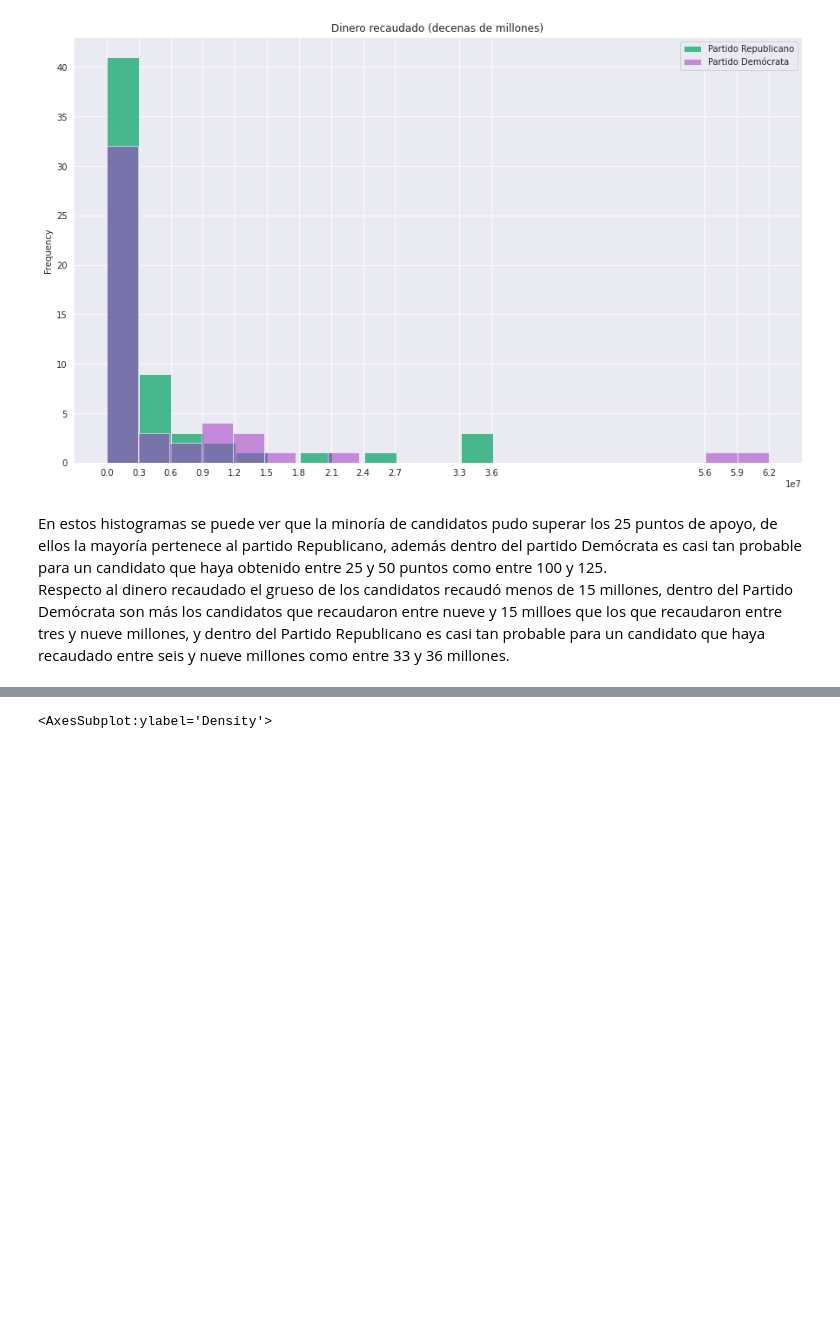
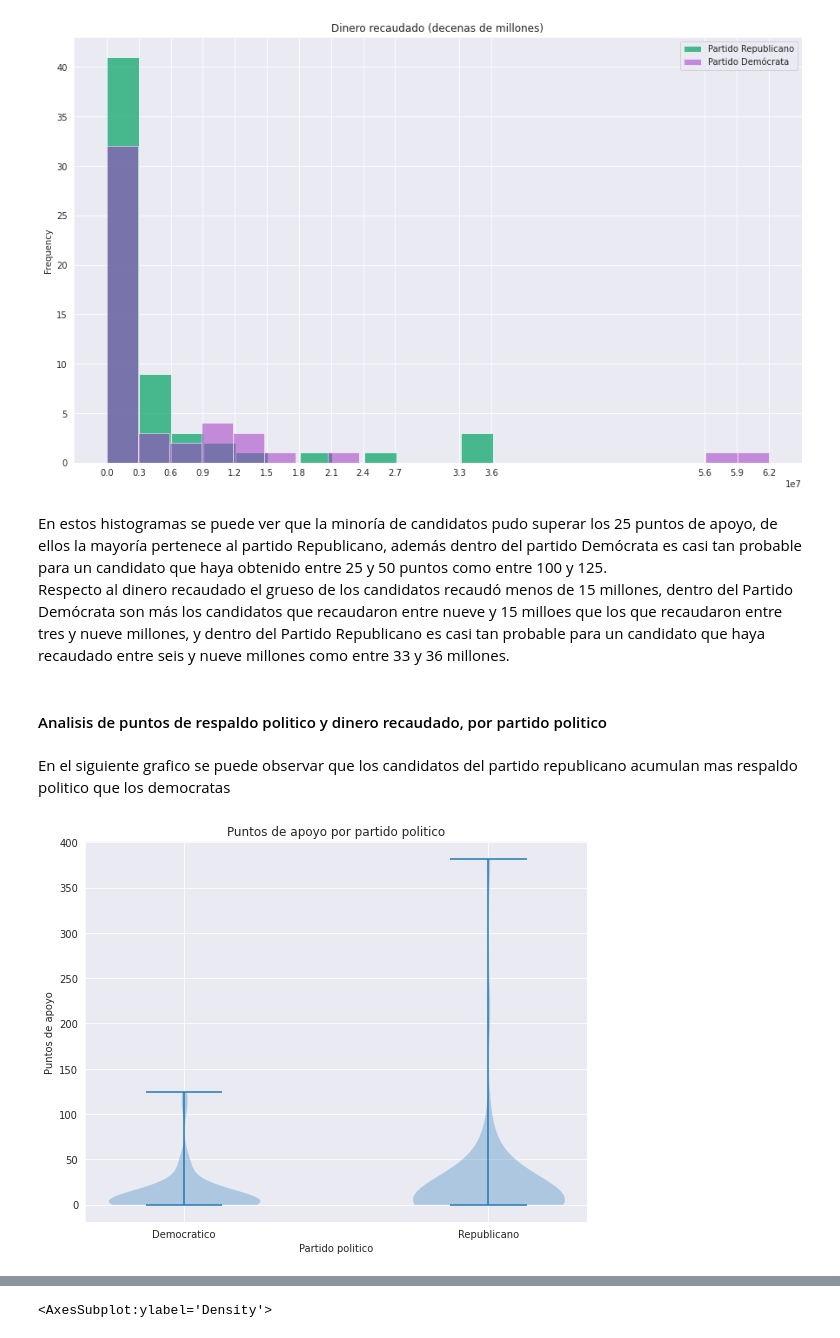
Before and after one commit to 1gnacio/orgadatos-kaggle-tp1, a Jupyter notebook: notebook707f668b56.ipynb, the cells around one changed output, grey strips where cells are left out. Cells and saved outputs as stored; diff of their text form; code cells hidden in the pictures; blank space fills up the shorter version.

```diff
--- a/notebook707f668b56.ipynb
+++ b/notebook707f668b56.ipynb
@@ -375,3 +362,32 @@ data_dem['money_raised'].plot.hist(bins=21, color='#a43bc7', alpha=0.55, title =
 # %% [markdown]
 En estos histogramas se puede ver que la minoría de candidatos pudo superar los 25 puntos de apoyo, de ellos la mayoría pertenece al partido Republicano, además dentro del partido Demócrata es casi tan probable para un candidato que haya obtenido entre 25 y 50 puntos como entre 100 y 125.
 Respecto al dinero recaudado el grueso de los candidatos recaudó menos de 15 millones, dentro del Partido Demócrata son más los candidatos que recaudaron entre nueve y 15 milloes que los que recaudaron entre tres y nueve millones, y dentro del Partido Republicano es casi tan probable para un candidato que haya recaudado entre seis y nueve millones como entre 33 y 36 millones.
+# %% [markdown]
+#### Analisis de puntos de respaldo politico y dinero recaudado, por partido politico
+# %% [markdown]
+En el siguiente grafico se puede observar que los candidatos del partido republicano acumulan mas respaldo politico que los democratas
+# %%
+df = data[['party', 'endorsement_points']]
+
+fig, axes = plt.subplots(figsize=(9,7))
+
+#specify x-axis locations
+x_ticks = [1, 2]
+
+#specify x-axis labels
+x_labels = ['Democratico','Republicano']
+
+axes.violinplot(dataset = [df[df.party == 'Democratic']["endorsement_points"].values,
+                           df[df.party == 'Republican']["endorsement_points"].values] )
+
+axes.set_title('Puntos de apoyo por partido politico')
+axes.yaxis.grid(True)
+axes.set_xlabel('Partido politico')
+axes.set_ylabel('Puntos de apoyo')
+
+#add x-axis values to plot
+plt.xticks(ticks=x_ticks, labels=x_labels)
+
+plt.show()
+# %% [output]
+[figure, added]
```
Also changed, not shown: parts of 21 cells of this notebook.
